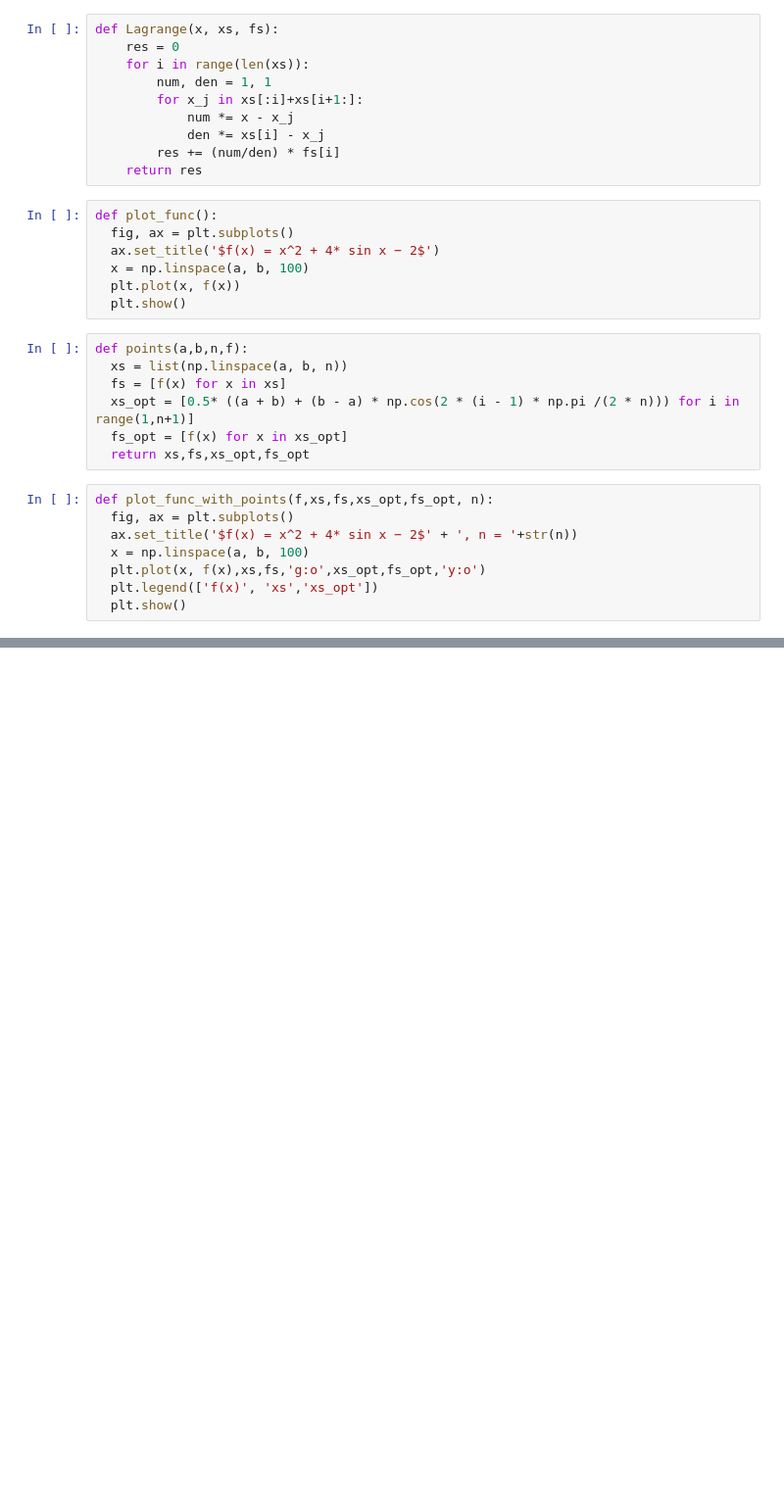
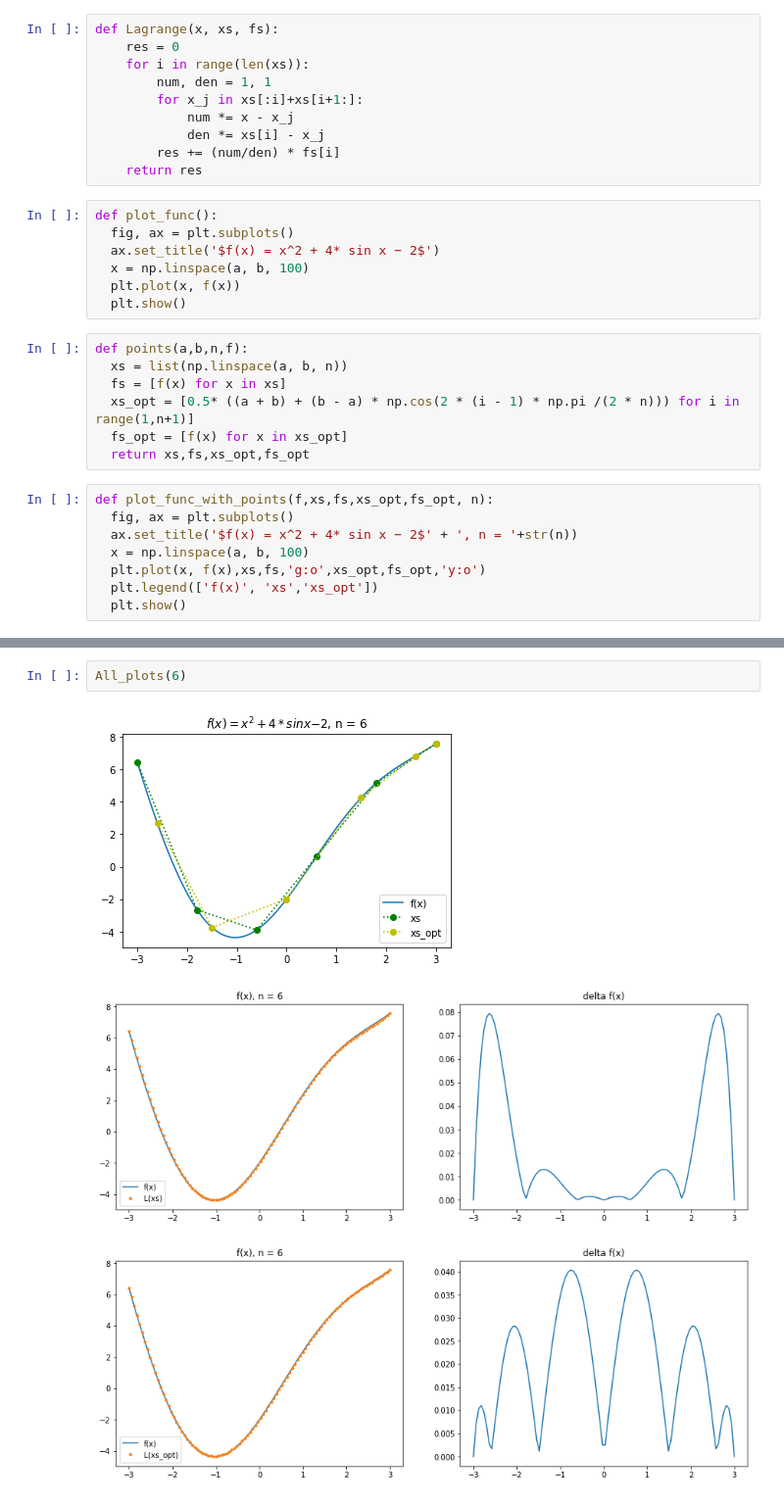
Before and after one commit to DanilNaum/numeral_methods_3rd_cours_task2, a Jupyter notebook: task2.ipynb, the cells around one changed output, grey strips where cells are left out. Shown at 98% size. Cells and saved outputs as stored; diff of their text form; blank space fills up the shorter version.

```diff
--- a/task2.ipynb
+++ b/task2.ipynb
@@ -74,0 +88,6 @@ plot_Lagrange_delta(xs_opt,fs_opt,f,True,n)
+# %%
+All_plots(6)
+# %% [output]
+[figure, added]
+[figure, added]
+[figure, added]
```
Also changed, not shown: parts of 7 cells of this notebook.
